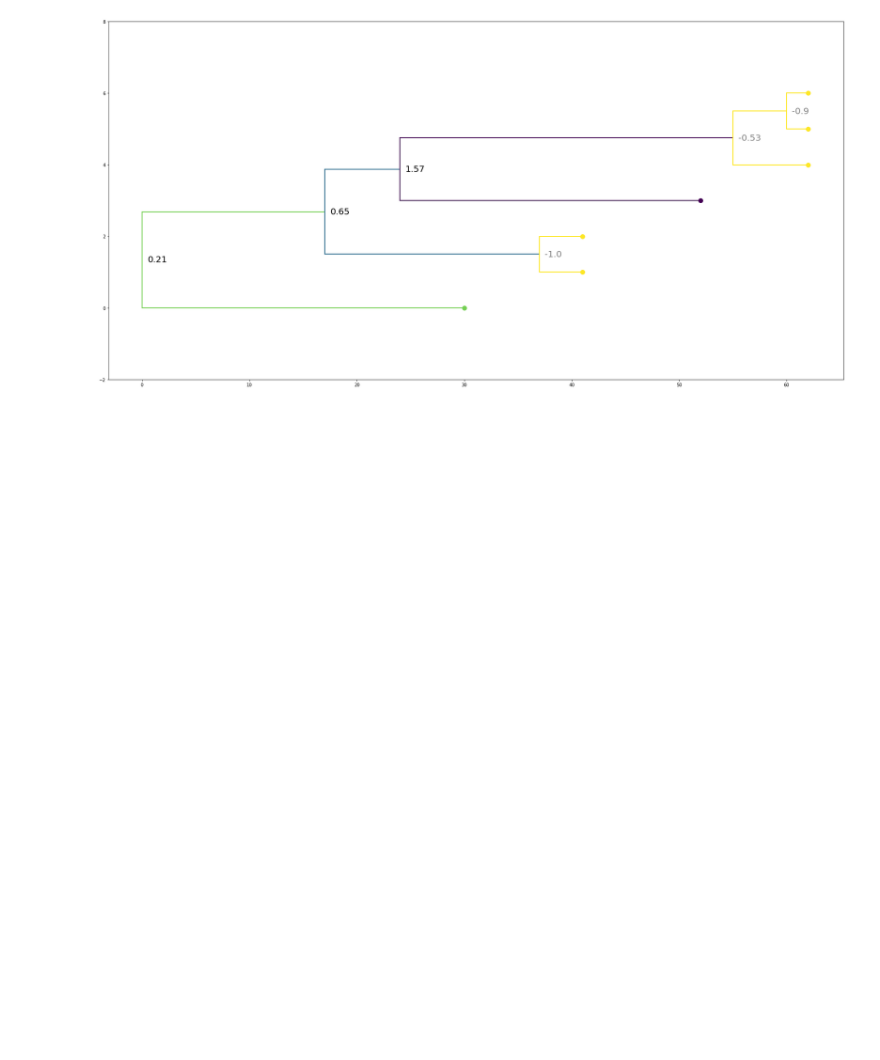
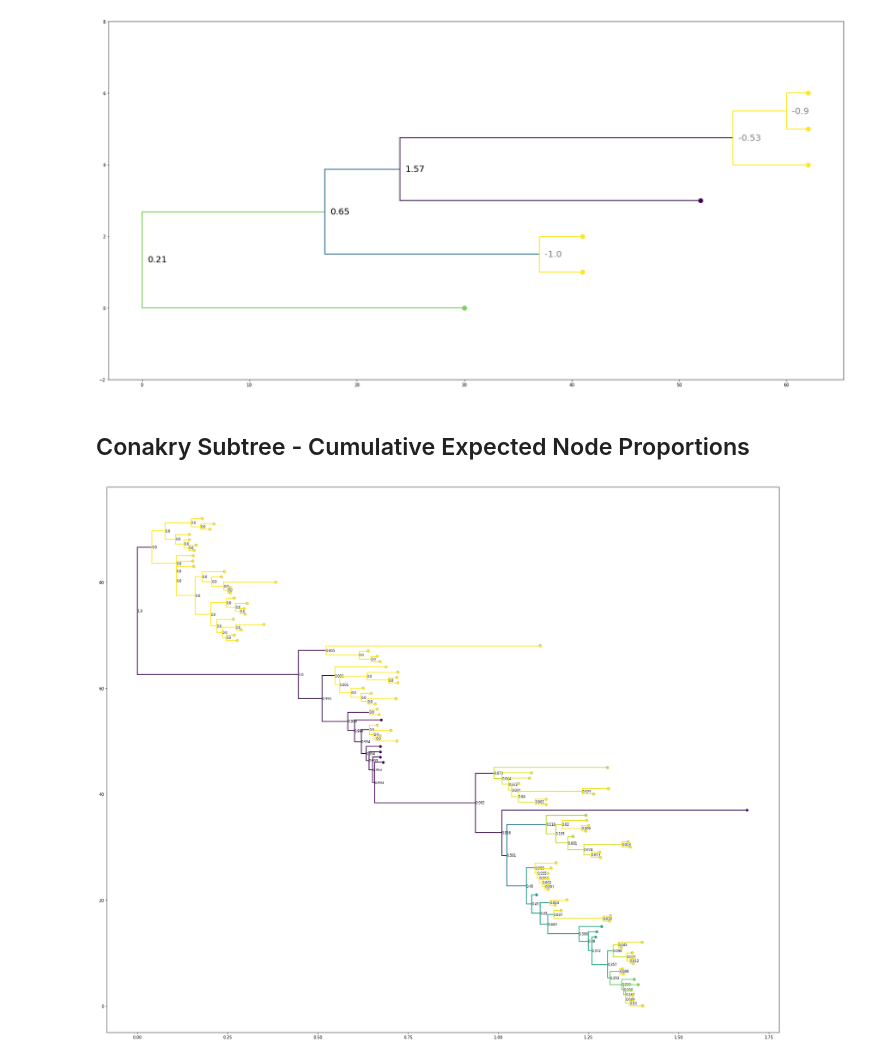
Before and after one commit to blab/unsampled, a Jupyter notebook: python-code/coalescent_functions_example.ipynb, the cells around one changed output. Saved outputs shown, nothing was run; the diff lists cells and outputs as text; code cells hidden in the pictures; blank space fills up the shorter version.

Commit message:
visualization and simulation notebook

```diff
--- a/python-code/coalescent_functions_example.ipynb
+++ b/python-code/coalescent_functions_example.ipynb
@@ -270,3 +304,55 @@ ax.set_ylim(-2, len(toy_2.leaf_nodes()) + 1)
 plt.show()
 # %% [output]
 [figure]
+# %% [markdown]
+## Conakry Subtree - Cumulative Expected Node Proportions
+# %%
+#population of 1
+con_node_probs = calculate_cumulative_node_prob(conakry, 1)
+con_y_positions = y_dist_dict(conakry)
+# %%
+fig,ax = plt.subplots(figsize=(30,25),facecolor='w')
+branchWidth=2
+cmap=mpl.cm.viridis
+
+for k in conakry.nodes(): ## iterate over objects in tree
+
+    # positioning
+    y=con_y_positions.get(k)
+    if k.edge.rootedge:
+        x=0.0
+    else:
+        x=k.distance_from_root()
+
+    # dropped tips, color, lty, size
+    if con_node_probs.get(k) != None:
+        c = cmap(1-(con_node_probs.get(k)))
+        txt = round(con_node_probs.get(k), 3)
+    else:
+        c = cmap(1-(con_node_probs.get(k.parent_node)))
+        txt = ""
+
+    lty = "-"
+    s = 30
+
+    if k.is_leaf(): # if leaf...
+        ax.scatter(x,y,s=s,facecolor=c,edgecolor=c,zorder=11) # plot circle for every tip
+        ax.scatter(x,y,s=s+0.8*s,facecolor='darkgrey',edgecolor='none',zorder=10) # plot black circle underneath
+
+    else:
+        yc1 = con_y_positions.get(k.child_nodes()[0])
+        yc2 = con_y_positions.get(k.child_nodes()[-1])
+        xc1 = k.child_nodes()[0].distance_from_root()
+        xc2 = k.child_nodes()[-1].distance_from_root()
+
+        ax.plot([x,x],[yc1, yc2],lw=branchWidth, color=c,ls=lty,zorder=9) #vertical bar plotting
+        ax.plot([xc1,x], [yc1,yc1], lw=branchWidth, color=c, ls=lty, zorder=9) #plot top child edge
+        ax.plot([xc2,x], [yc2,yc2], lw=branchWidth, color=c, ls=lty, zorder=9) #plot bottom child edge
+
+    #labeling
+    ax.text(x, y, txt, va = 'center', ha= 'left', size=8, color = 'k')
+
+ax.set_ylim(-5, len(conakry.leaf_nodes()) + 5)
+plt.show()
+# %% [output]
+[figure, added]
```
Also changed, not shown: parts of 11 cells of this notebook, 1 other file.
